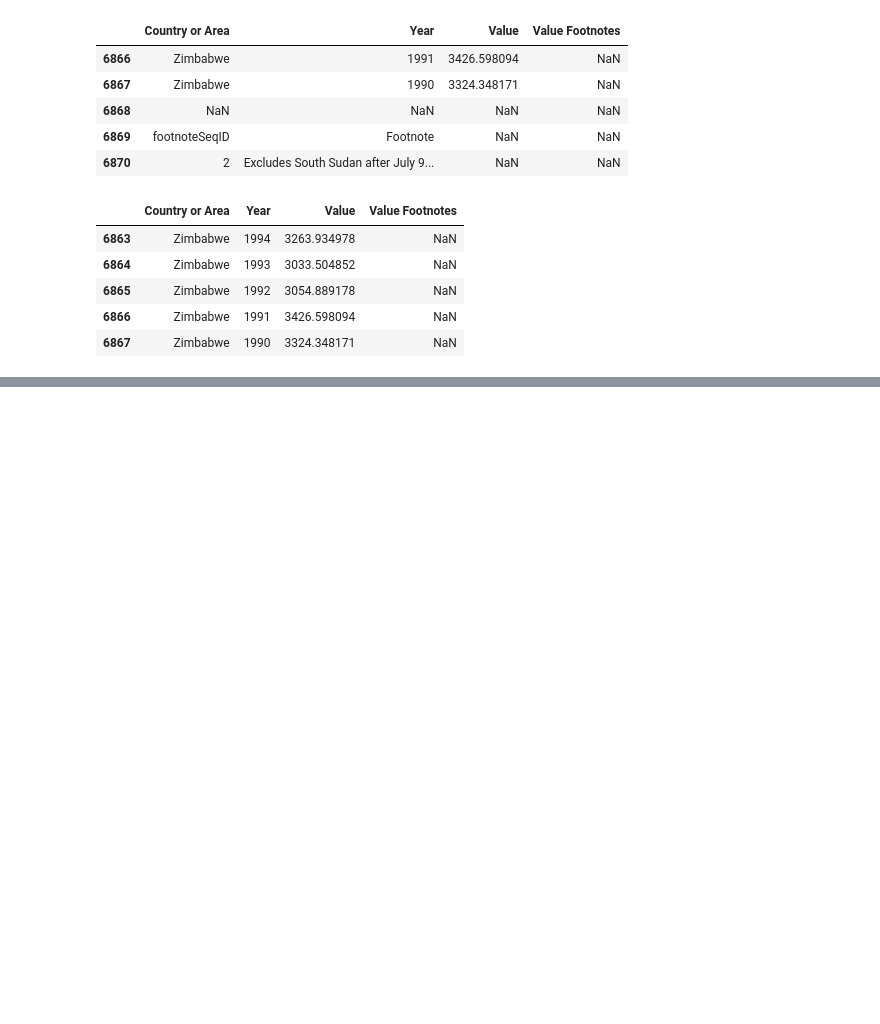
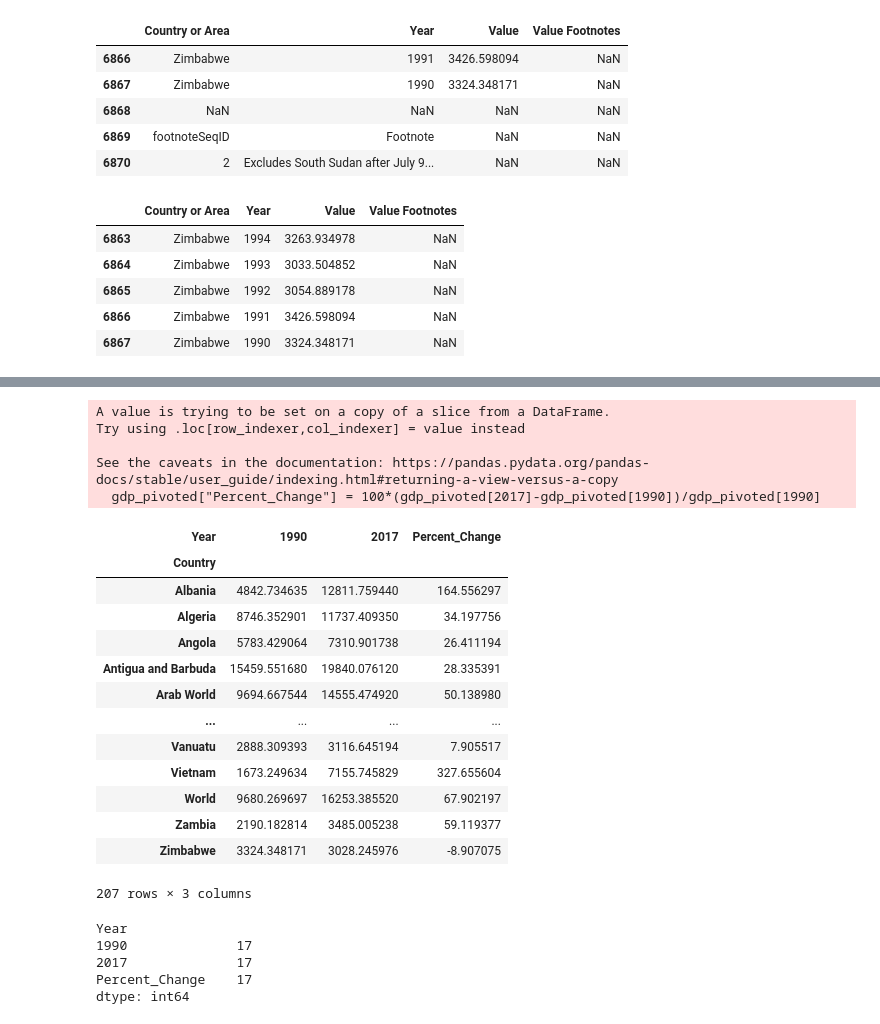
Before and after one commit to nss-data-science-cohort-5/un_exploration-jacob-parks98, a Jupyter notebook: notebooks/UN_Data_Exploration.ipynb, the cells around one changed output, grey strips where cells are left out. Drawn from its saved outputs; the diff is of its cells as text; code cells hidden in the pictures; blank space fills up the shorter version.

```diff
--- a/notebooks/UN_Data_Exploration.ipynb
+++ b/notebooks/UN_Data_Exploration.ipynb
@@ -43,0 +250,2 @@ gdp_df[-5:]
+# %%
+gdp_pivoted = gdp_df[gdp_df["Year"].isin([1990,2017])].pivot_table(values = 'GDP_Per_Capita', index = "Country", columns = "Year")
@@ -43,0 +269,2 @@ gdp_df[-5:]
+# %%
+gdp_pivoted = gdp_pivoted.dropna()
@@ -43,0 +290,25 @@ gdp_df[-5:]
+# %%
+gdp_pivoted["Percent_Change"] = 100*(gdp_pivoted[2017]-gdp_pivoted[1990])/gdp_pivoted[1990]
+# %% [output]
+A value is trying to be set on a copy of a slice from a DataFrame.
+Try using .loc[row_indexer,col_indexer] = value instead
+
+See the caveats in the documentation: https://pandas.pydata.org/pandas-docs/stable/user_guide/indexing.html#returning-a-view-versus-a-copy
+  gdp_pivoted["Percent_Change"] = 100*(gdp_pivoted[2017]-gdp_pivoted[1990])/gdp_pivoted[1990]
+# %%
+gdp_pivoted
+# %% [output]
+| Year | 1990 | 2017 | Percent_Change |
+| Country |  |  |  |
+| Albania | 4842.734635 | 12811.759440 | 164.556297 |
+| Algeria | 8746.352901 | 11737.409350 | 34.197756 |
+| Angola | 5783.429064 | 7310.901738 | 26.411194 |
+| Antigua and Barbuda | 15459.551680 | 19840.076120 | 28.335391 |
+| Arab World | 9694.667544 | 14555.474920 | 50.138980 |
+| ... | ... | ... | ... |
+| Vanuatu | 2888.309393 | 3116.645194 | 7.905517 |
+| Vietnam | 1673.249634 | 7155.745829 | 327.655604 |
+| World | 9680.269697 | 16253.385520 | 67.902197 |
+| Zambia | 2190.182814 | 3485.005238 | 59.119377 |
+| Zimbabwe | 3324.348171 | 3028.245976 | -8.907075 |
+207 rows × 3 columns
@@ -43,0 +317,8 @@ gdp_df[-5:]
+# %%
+gdp_pivoted[gdp_pivoted["Percent_Change"] < 0].count()
+# %% [output]
+Year
+1990              17
+2017              17
+Percent_Change    17
+dtype: int64
```
Also changed, not shown: parts of 36 cells of this notebook.
